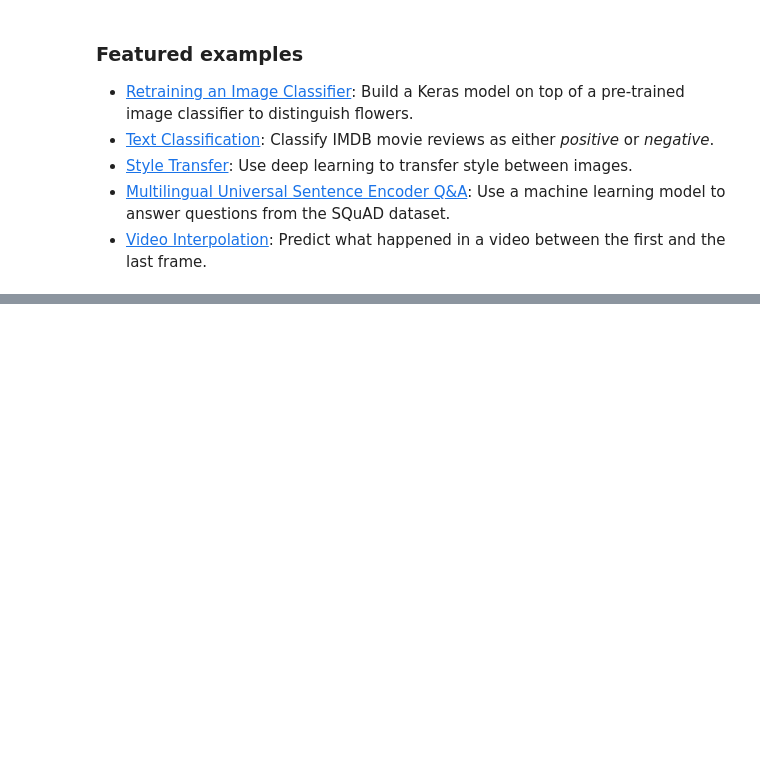
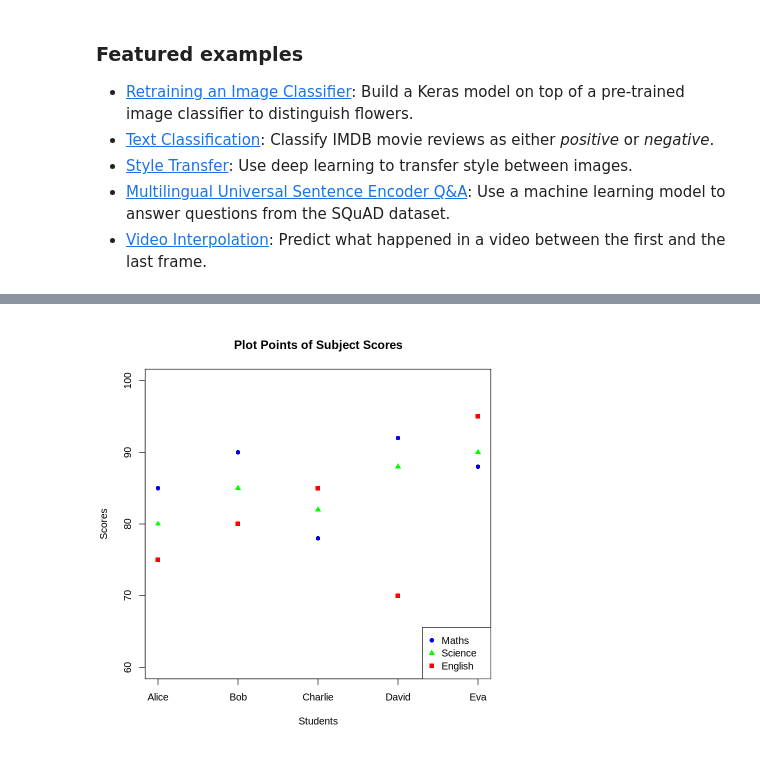
Before and after one commit to shenbha-s03/googlecolab, a Jupyter notebook: Copy_of_Welcome_To_Colab.ipynb, the cells around one changed output, grey strips where cells are left out. Cells and saved outputs as stored; diff of their text form; code cells hidden in the pictures; blank space fills up the shorter version.

```diff
--- a/Copy_of_Welcome_To_Colab.ipynb
+++ b/Copy_of_Welcome_To_Colab.ipynb
@@ -398,0 +296,31 @@ legend("topright",
+# %%
+# Prepare the data
+Students <- c("Alice", "Bob", "Charlie", "David", "Eva")
+Maths <- c(85, 90, 78, 92, 88)
+Science <- c(80, 85, 82, 88, 90)
+English <- c(75, 80, 85, 70, 95)
+student_scores <- data.frame(Students, Maths, Science, English)
+
+# Convert student names to numeric positions for x-axis
+x_pos <- 1:length(student_scores$Students)
+
+# Plot Maths scores as points
+plot(x_pos, student_scores$Maths, type = "p", pch = 16, col = "blue",
+     xaxt = "n", ylim = c(60, 100),
+     xlab = "Students", ylab = "Scores",
+     main = "Plot Points of Subject Scores")
+
+# Add Science points
+points(x_pos, student_scores$Science, pch = 17, col = "green")
+
+# Add English points
+points(x_pos, student_scores$English, pch = 15, col = "red")
+
+# Add x-axis labels (student names)
+axis(1, at = x_pos, labels = student_scores$Students)
+
+# Add legend
+legend("bottomright", legend = c("Maths", "Science", "English"),
+       col = c("blue", "green", "red"), pch = c(16, 17, 15))
+# %% [output]
+[figure, added]
```
Also changed, not shown: parts of 20 cells of this notebook.
